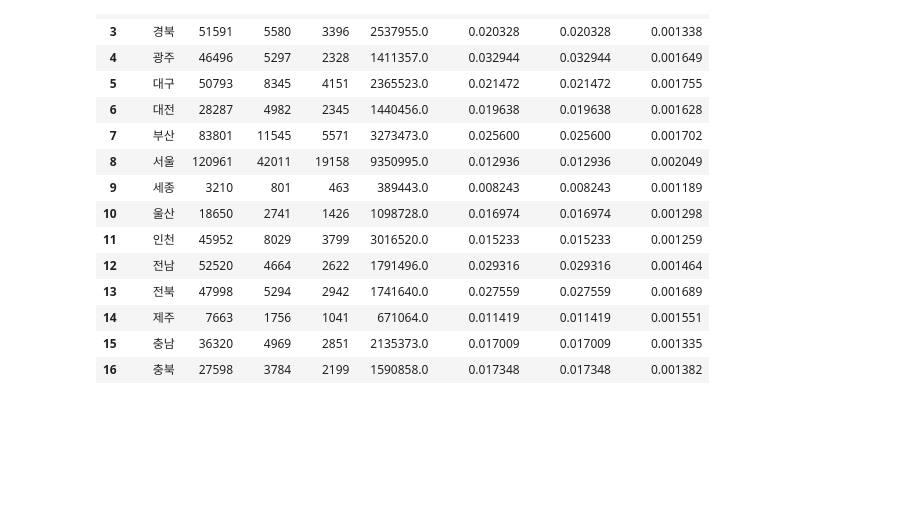
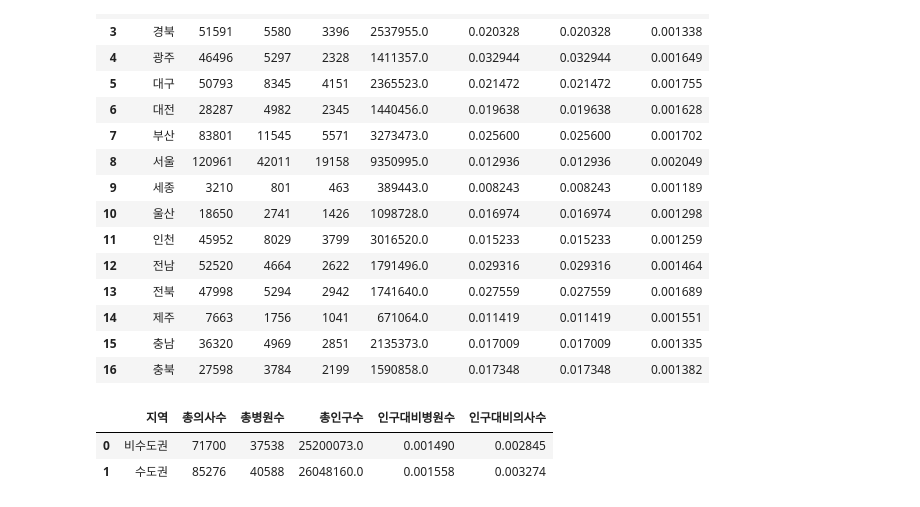
Before and after one commit to seoro279/mid_project, a Jupyter notebook: analysis.ipynb, the cells around one changed output. Cells and saved outputs as stored; diff of their text form; code cells hidden in the pictures; blank space fills up the shorter version.

```diff
--- a/analysis.ipynb
+++ b/analysis.ipynb
@@ -122,6 +114,5 @@ dnb_table
 # %%
 agg_dict = {
-    '총병상수' : 'sum',
     '총의사수' : 'sum',
     '총병원수' : 'sum',
     '총인구수' : 'mean'
@@ -130,7 +121,7 @@ agg_dict = {
 tmp = dnb_table.groupby('행정구역').agg(agg_dict).reset_index()
 
 # 병상수 / 인구수
-tmp['인구대비병상수'] = tmp['총병상수'] / tmp['총인구수']
+# tmp['인구대비병상수'] = tmp['총병상수'] / tmp['총인구수']
 
 # 의사수 / 인구수
 tmp['인구대비의사수'] = tmp['총병상수'] / tmp['총인구수']
@@ -158,5 +149,38 @@ tmp
 | 14 | 제주 | 7663 | 1756 | 1041 | 671064.0 | 0.011419 | 0.011419 | 0.001551 |
 | 15 | 충남 | 36320 | 4969 | 2851 | 2135373.0 | 0.017009 | 0.017009 | 0.001335 |
 | 16 | 충북 | 27598 | 3784 | 2199 | 1590858.0 | 0.017348 | 0.017348 | 0.001382 |
+# %%
+# 수도권과 비수도권으로 구분하는 함수
+def categorize_region(region):
+    if region in ['서울', '경기', '인천']:
+        return '수도권'
+    else:
+        return '비수도권'
+
+# 수도권, 비수도권 구분을 '지역' 열로 추가
+tmp['지역'] = tmp['행정구역'].apply(categorize_region)
+
+
+
+# 수도권 및 비수도권으로 그룹화하여 인구대비 병원 수, 의사 수를 집계
+agg_dict = {
+    '총의사수': 'sum',
+    '총병원수': 'sum',
+    '총인구수': 'sum'
+}
+
+# 수도권, 비수도권으로 그룹화
+tmp_region = tmp.groupby('지역').agg(agg_dict).reset_index()
+
+# 인구대비 병원수, 의사수 계산
+tmp_region['인구대비병원수'] = tmp_region['총병원수'] / tmp_region['총인구수']
+tmp_region['인구대비의사수'] = tmp_region['총의사수'] / tmp_region['총인구수']
+
+# 결과 출력
+tmp_region
+# %% [output]
+|  | 지역 | 총의사수 | 총병원수 | 총인구수 | 인구대비병원수 | 인구대비의사수 |
+| 0 | 비수도권 | 71700 | 37538 | 25200073.0 | 0.001490 | 0.002845 |
+| 1 | 수도권 | 85276 | 40588 | 26048160.0 | 0.001558 | 0.003274 |
 # %%
 tmp.to_csv('/Users/hong/Desktop/practice_code/mid_project/data/전처리 자료/지역별_인구대비_병상의사병원수.csv', encoding='UTF-8')
```
Also changed, not shown: parts of 7 cells of this notebook, 1 other file.
